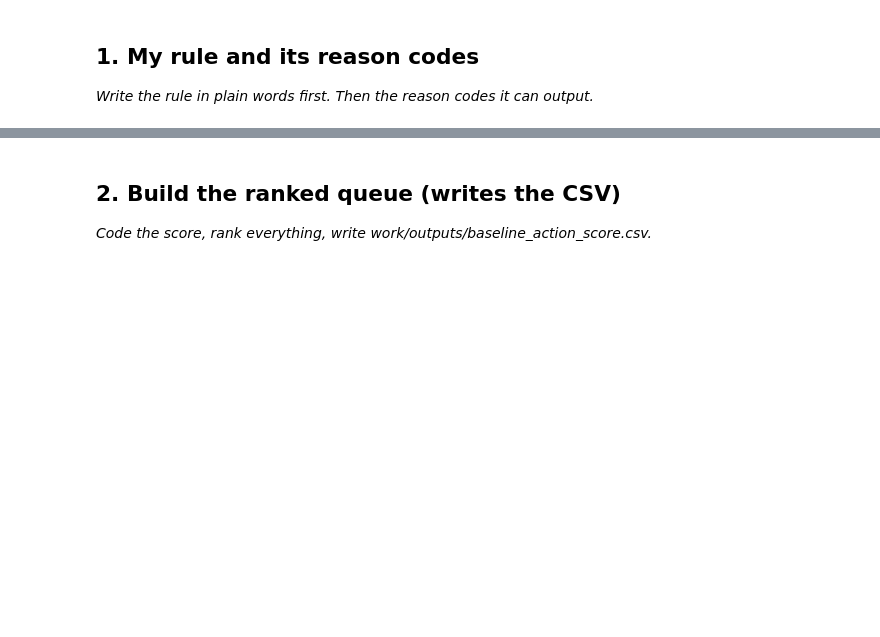
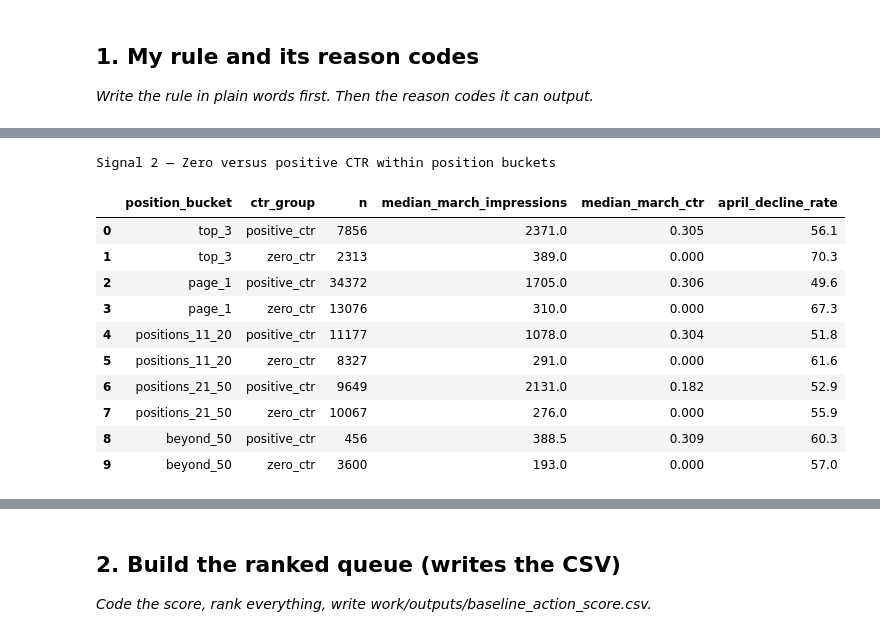
Before and after one commit to ahmedfurqan1/FlyRank-MachineLearning, a Jupyter notebook: work/notebooks/w04_baseline_score.ipynb, the cells around one changed output, grey strips where cells are left out. Saved outputs shown, nothing was run; the diff lists cells and outputs as text; code cells hidden in the pictures; blank space fills up the shorter version.

```diff
--- a/work/notebooks/w04_baseline_score.ipynb
+++ b/work/notebooks/w04_baseline_score.ipynb
@@ -12,0 +190,67 @@ This skeleton is yours to fill. Work the sections **in order** — each one has
+# %%
+ctr_signal_frame = analysis_df[
+    analysis_df["march_avg_position"].notna()
+    & (analysis_df["march_avg_position"] > 0)
+    & (analysis_df["march_impressions"] >= 100)
+].copy()
+
+position_labels = [
+    "top_3",
+    "page_1",
+    "positions_11_20",
+    "positions_21_50",
+    "beyond_50",
+]
+
+ctr_signal_frame["position_bucket"] = pd.cut(
+    ctr_signal_frame["march_avg_position"],
+    bins=[0, 3, 10, 20, 50, np.inf],
+    labels=position_labels,
+    right=True,
+)
+
+ctr_signal_frame["ctr_group"] = np.where(
+    ctr_signal_frame["march_ctr"] == 0,
+    "zero_ctr",
+    "positive_ctr",
+)
+
+ctr_position_table = (
+    ctr_signal_frame
+    .groupby(["position_bucket", "ctr_group"], observed=False)
+    .agg(
+        n=("content_hash_id", "size"),
+        median_march_impressions=("march_impressions", "median"),
+        median_march_ctr=("march_ctr", "median"),
+        april_decline_rate=("is_declining_label", "mean"),
+    )
+    .reset_index()
+)
+
+ctr_position_table = ctr_position_table[
+    ctr_position_table["n"] > 0
+].copy()
+
+ctr_position_table["median_march_ctr"] = (
+    ctr_position_table["median_march_ctr"].round(3)
+)
+
+ctr_position_table["april_decline_rate"] = (
+    ctr_position_table["april_decline_rate"] * 100
+).round(1)
+
+print("Signal 2 — Zero versus positive CTR within position buckets")
+display(ctr_position_table)
+# %% [output]
+Signal 2 — Zero versus positive CTR within position buckets
+|  | position_bucket | ctr_group | n | median_march_impressions | median_march_ctr | april_decline_rate |
+| 0 | top_3 | positive_ctr | 7856 | 2371.0 | 0.305 | 56.1 |
+| 1 | top_3 | zero_ctr | 2313 | 389.0 | 0.000 | 70.3 |
+| 2 | page_1 | positive_ctr | 34372 | 1705.0 | 0.306 | 49.6 |
+| 3 | page_1 | zero_ctr | 13076 | 310.0 | 0.000 | 67.3 |
+| 4 | positions_11_20 | positive_ctr | 11177 | 1078.0 | 0.304 | 51.8 |
+| 5 | positions_11_20 | zero_ctr | 8327 | 291.0 | 0.000 | 61.6 |
+| 6 | positions_21_50 | positive_ctr | 9649 | 2131.0 | 0.182 | 52.9 |
+| 7 | positions_21_50 | zero_ctr | 10067 | 276.0 | 0.000 | 55.9 |
+| 8 | beyond_50 | positive_ctr | 456 | 388.5 | 0.309 | 60.3 |
+| 9 | beyond_50 | zero_ctr | 3600 | 193.0 | 0.000 | 57.0 |
```
Also changed, not shown: parts of 24 cells of this notebook.
